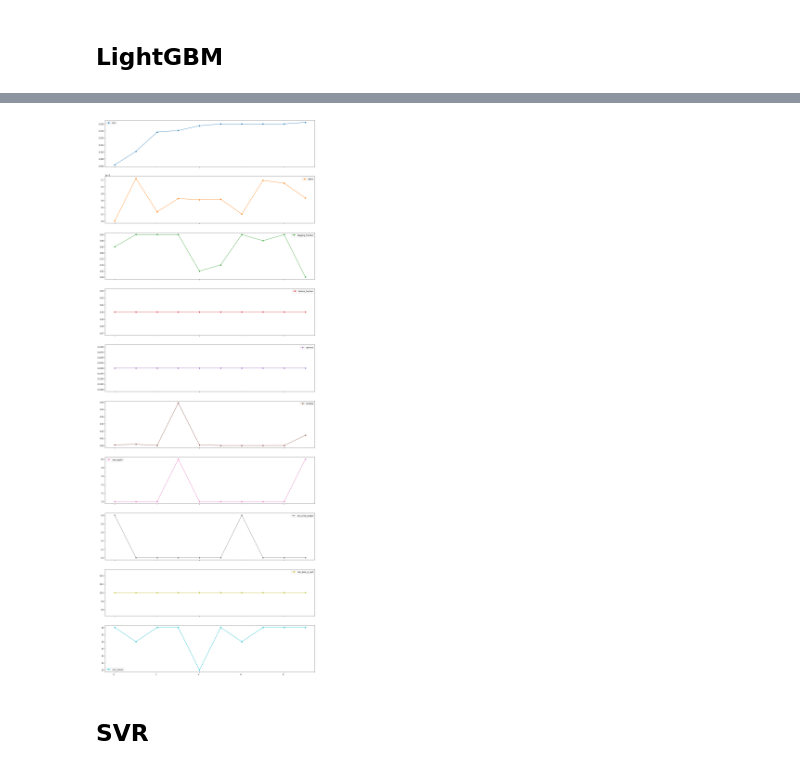
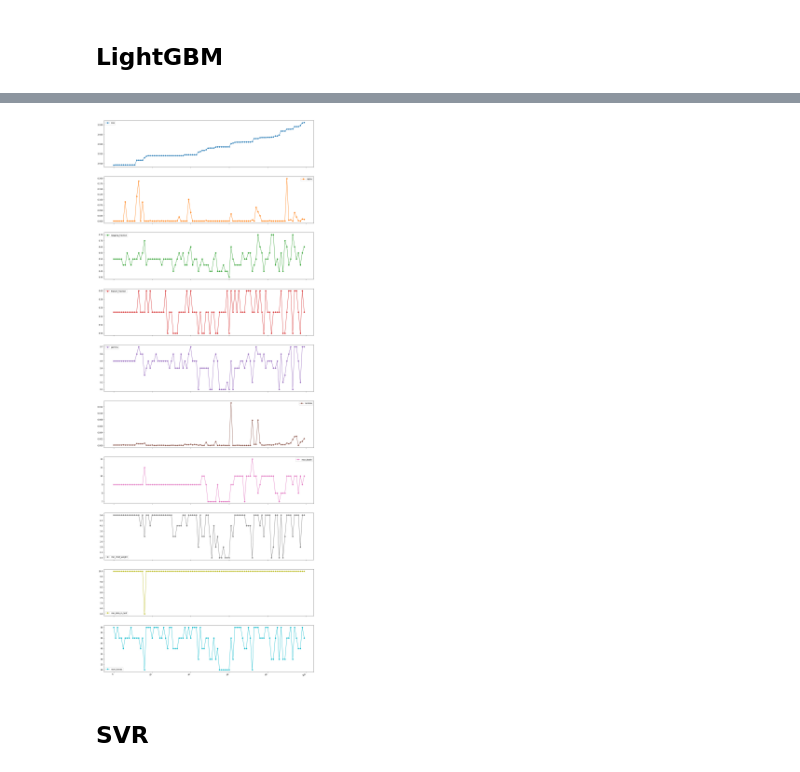
Before and after one commit to YusukeAmg/SIGNATE_4th_BeginnerOnlyCompetition, a Jupyter notebook: notebook/Stacking.ipynb, the cells around one changed output, grey strips where cells are left out. Saved outputs shown, nothing was run; the diff lists cells and outputs as text; code cells hidden in the pictures.

```diff
--- a/notebook/Stacking.ipynb
+++ b/notebook/Stacking.ipynb
@@ -441,9 +441,8 @@ opt_params_df_lgb = pd.concat(
     [pd.Series(losses_lgb, name='loss'),
      pd.DataFrame(opt_params_lgb)],
     axis=1)
-display(opt_params_df_lgb[:20])
 
-opt_params_df_lgb.iloc[:10, :].plot.line(
+opt_params_df_lgb.iloc[:100, :].plot.line(
     figsize=(20, 60), layout=(10, 1), marker='o', subplots=True, legend=True
 )
 plt.show()
@@ -468,4 +467,4 @@ plt.show()
-[figure, old version]
+[figure, new version]
 # %% [markdown]
 ## SVR
 # %%
```
Also changed, not shown: parts of 14 cells of this notebook.
